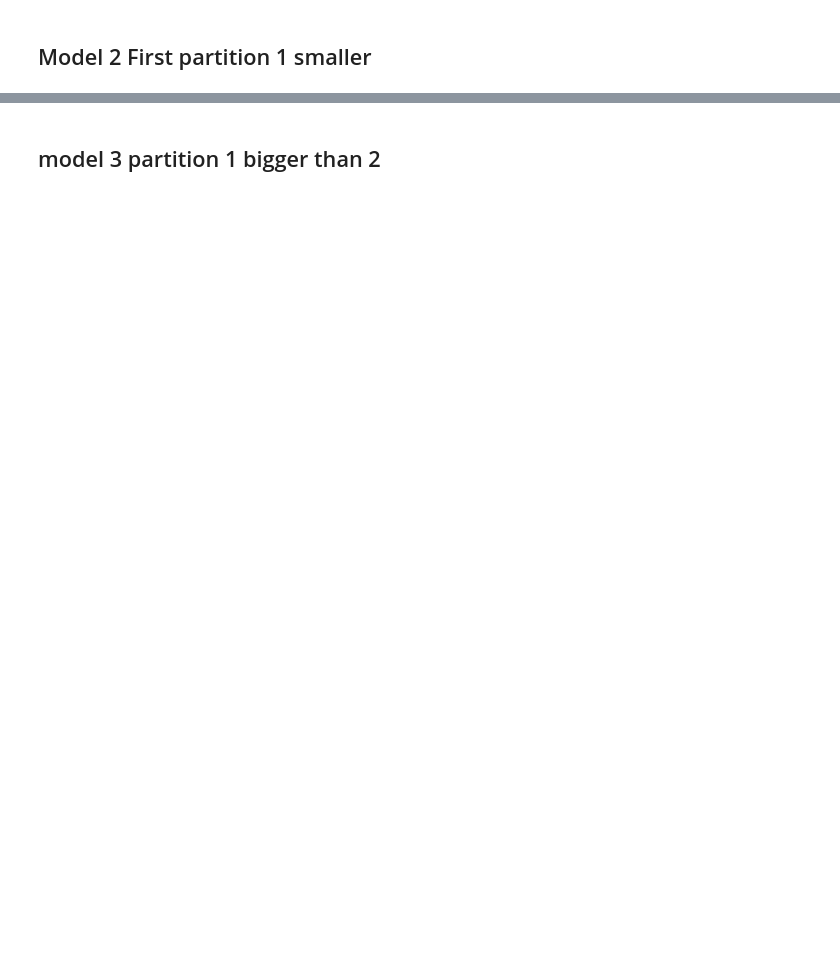
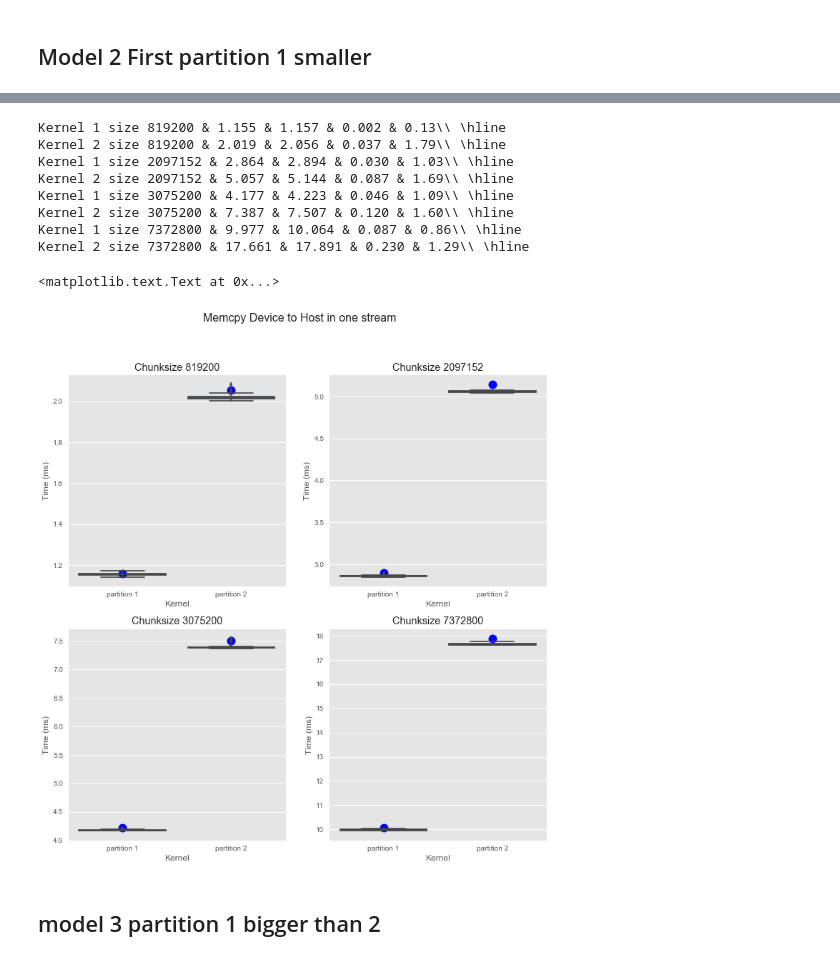
Before and after one commit to Erikun/bandwidthpartition, a Jupyter notebook: chunkedwithkernels.ipynb, the cells around one changed output, grey strips where cells are left out. Drawn from its saved outputs; the diff is of its cells as text; code cells hidden in the pictures; blank space fills up the shorter version.

```diff
--- a/chunkedwithkernels.ipynb
+++ b/chunkedwithkernels.ipynb
@@ -1024,3 +996,48 @@ plt.ylabel('Time (ms)')
+# %%
+mtest = pd.read_csv('./data/kerneltestdata/model2stream_960result.csv', sep = ',')
+
+mtest.columns = mtest.columns.str.strip()
+plt.figure()
+
+plt.subplot(221)
+h = memtransferstreamreturnm2(9,0,16,819200)
+printallDtH(mtest,h,819200)
+
+mtest = pd.read_csv('./data/kerneltestdata/model2stream_1536result.csv', sep = ',')
+mtest.columns = mtest.columns.str.strip()
+
+plt.subplot(222)
+h = memtransferstreamreturnm2(9,0,16,2097152)
+printallDtH(mtest,h,2097152)
+
+
+mtest = pd.read_csv('./data/kerneltestdata/model2stream_1860result.csv', sep = ',')
+mtest.columns = mtest.columns.str.strip()
+
+plt.subplot(223)
+h = memtransferstreamreturnm2(9,0,16,3075200)
+printallDtH(mtest,h,3075200)
+
+mtest = pd.read_csv('./data/kerneltestdata/model2stream_2880result.csv', sep = ',')
+mtest.columns = mtest.columns.str.strip()
+
+plt.subplot(224)
+h = memtransferstreamreturnm2(9,0,16,7372800)
+printallDtH(mtest,h,7372800)
+#mt = mtest[mtest['Kernel']=='partition 1']
+
+plt.suptitle('Memcpy Device to Host in one stream',fontsize=16)
+# %% [output]
+Kernel 1 size 819200 & 1.155 & 1.157 & 0.002 & 0.13\\ \hline
+Kernel 2 size 819200 & 2.019 & 2.056 & 0.037 & 1.79\\ \hline
+Kernel 1 size 2097152 & 2.864 & 2.894 & 0.030 & 1.03\\ \hline
+Kernel 2 size 2097152 & 5.057 & 5.144 & 0.087 & 1.69\\ \hline
+Kernel 1 size 3075200 & 4.177 & 4.223 & 0.046 & 1.09\\ \hline
+Kernel 2 size 3075200 & 7.387 & 7.507 & 0.120 & 1.60\\ \hline
+Kernel 1 size 7372800 & 9.977 & 10.064 & 0.087 & 0.86\\ \hline
+Kernel 2 size 7372800 & 17.661 & 17.891 & 0.230 & 1.29\\ \hline
+<matplotlib.text.Text at 0x...>
+[figure, added]
 # %% [markdown]
 model 3 partition 1 bigger than 2
 ---------------------------------
```
Also changed, not shown: parts of 16 cells of this notebook.
